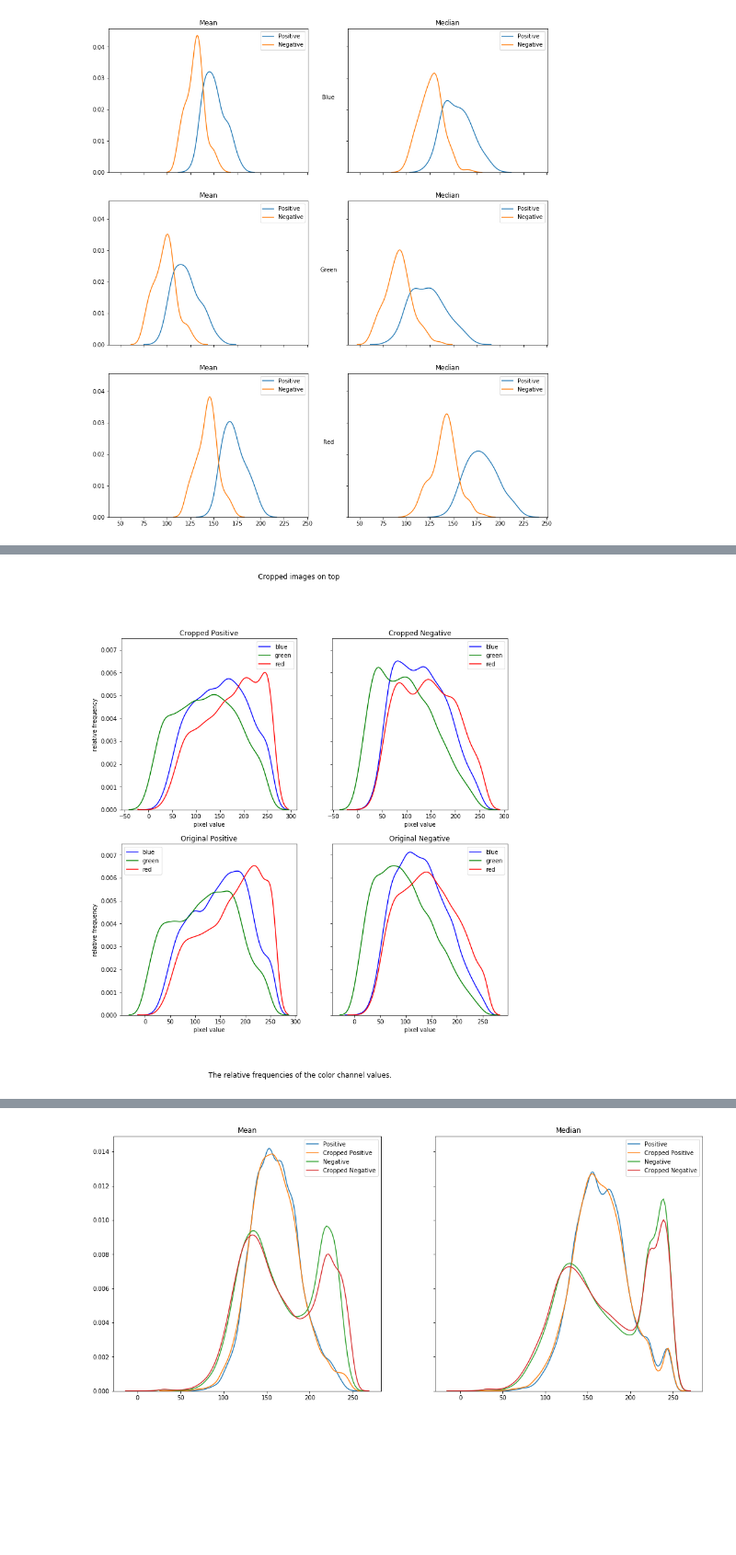
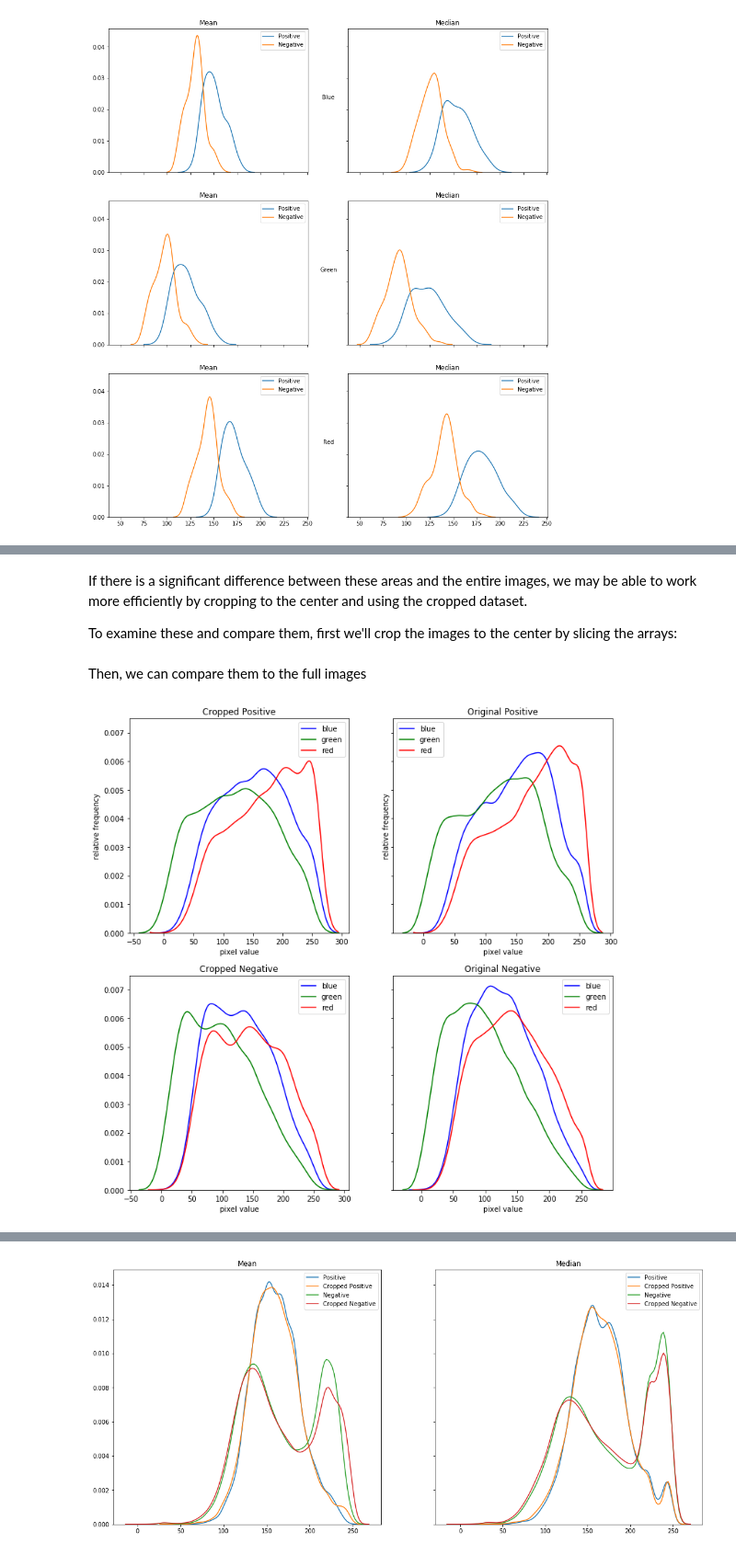
Before and after one commit to morganfry/springboard, a Jupyter notebook: Capstone Project 1/Spr_Cap1_MFRY_Data_Exploration.ipynb, the cells around one changed output, grey strips where cells are left out. Shown at 92% size. Cells and saved outputs as stored; diff of their text form; code cells hidden in the pictures; blank space fills up the shorter version.

```diff
--- a/Capstone Project 1/Spr_Cap1_MFRY_Data_Exploration.ipynb
+++ b/Capstone Project 1/Spr_Cap1_MFRY_Data_Exploration.ipynb
@@ -194,3 +224,7 @@ def crop_img(Xl):
+# %% [markdown]
+If there is a significant difference between these areas and the entire images, we may be able to work more efficiently by cropping to the center and using the cropped dataset.
+
+To examine these and compare them, first we'll crop the images to the center by slicing the arrays:
 # %%
 X_p_c=[a[31:63,31:63] for a in X_p]
 X_n_c=[a[31:63,31:63] for a in X_n]
@@ -200,27 +234,27 @@ gp_c=[a[31:63]for a in gp]
 gn_c=[a[31:63]for a in gn]
 rp_c=[a[31:63]for a in rp]
 rn_c=[a[31:63]for a in rn]
+# %% [markdown]
+Then, we can compare them to the full images
 # %%
 fig,axs = plt.subplots(2,2,sharey=True,figsize=(12,12))
 
 sns.distplot(bp_c,hist=False,color='blue',label='blue',ax=axs[0,0]).set_title('Cropped Positive')
 sns.distplot(gp_c,hist=False,color='green',label='green',ax=axs[0,0]).set_xlabel('pixel value')
 sns.distplot(rp_c,hist=False,color='red',label='red',ax=axs[0,0]).set_ylabel('relative frequency')
-sns.distplot(bn_c,hist=False,color='blue',label='blue',ax=axs[0,1]).set_title('Cropped Negative')
-sns.distplot(gn_c,hist=False,color='green',label='green',ax=axs[0,1]).set_xlabel('pixel value')
-sns.distplot(rn_c,hist=False,color='red',label='red',ax=axs[0,1])
+sns.distplot(bn_c,hist=False,color='blue',label='blue',ax=axs[1,0]).set_title('Cropped Negative')
+sns.distplot(gn_c,hist=False,color='green',label='green',ax=axs[1,0]).set_xlabel('pixel value')
+sns.distplot(rn_c,hist=False,color='red',label='red',ax=axs[1,0])
 
-sns.distplot(bp,hist=False,color='blue',label='blue',ax=axs[1,0]).set_title('Original Positive')
-sns.distplot(gp,hist=False,color='green',label='green',ax=axs[1,0]).set_xlabel('pixel value')
-sns.distplot(rp,hist=False,color='red',label='red',ax=axs[1,0]).set_ylabel('relative frequency')
+sns.distplot(bp,hist=False,color='blue',label='blue',ax=axs[0,1]).set_title('Original Positive')
+sns.distplot(gp,hist=False,color='green',label='green',ax=axs[0,1]).set_xlabel('pixel value')
+sns.distplot(rp,hist=False,color='red',label='red',ax=axs[0,1]).set_ylabel('relative frequency')
 sns.distplot(bn,hist=False,color='blue',label='blue',ax=axs[1,1]).set_title('Original Negative')
 sns.distplot(gn,hist=False,color='green',label='green',ax=axs[1,1]).set_xlabel('pixel value')
 sns.distplot(rn,hist=False,color='red',label='red',ax=axs[1,1])
 
-plt.figtext(.3,0,'The relative frequencies of the color channel values.',fontsize='large')
-plt.figtext(.4,1,'Cropped images on top',fontsize='large')
 plt.show()
 # %% [output]
-[figure, old version]
+[figure, new version]
 # %%
 #individual channels
```
Also changed, not shown: parts of 25 cells of this notebook.
